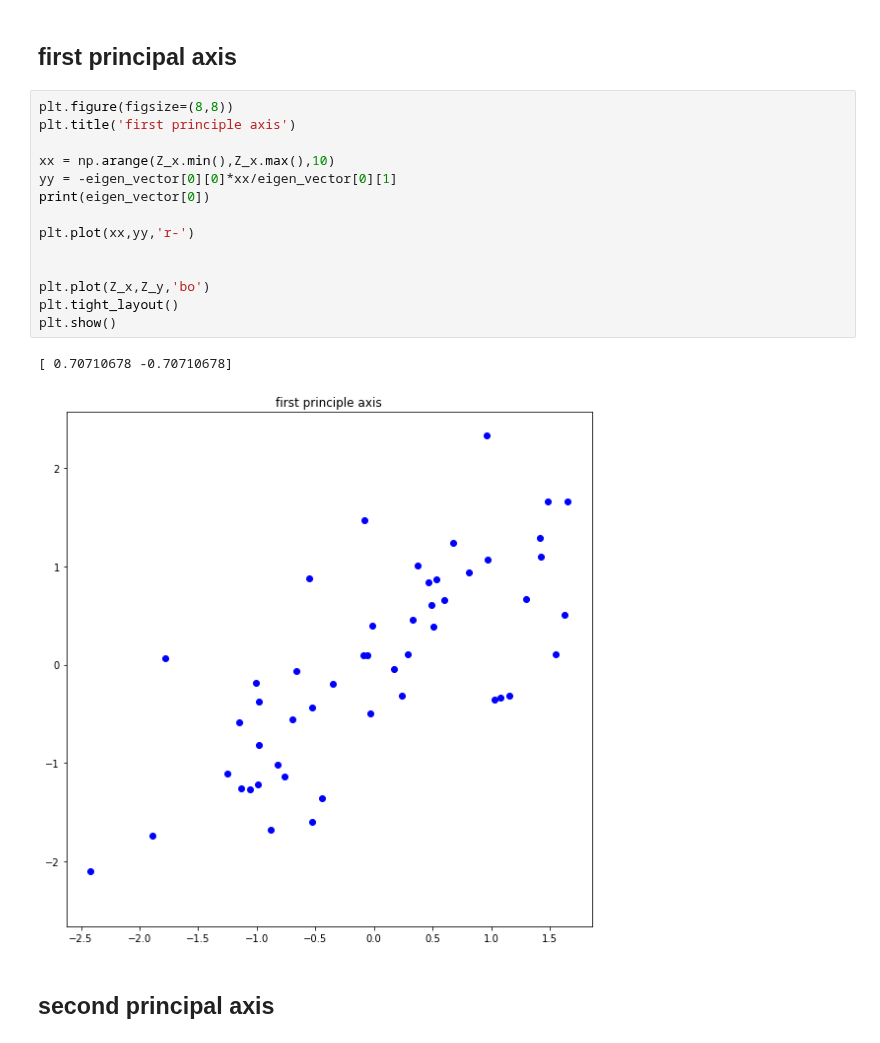
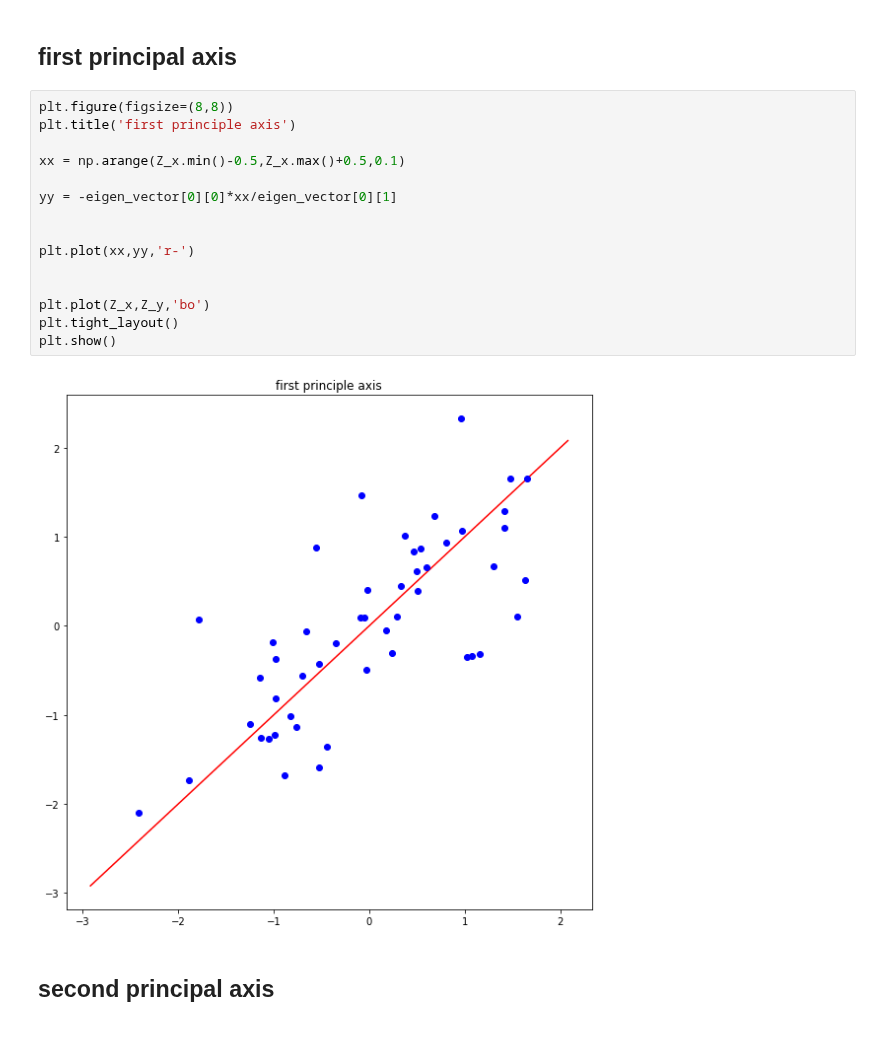
Before and after one commit to math0917/assignment-machine-learning, a Jupyter notebook: 12/assignment_12.ipynb, the cells around one changed output. Drawn from its saved outputs; the diff is of its cells as text.

```diff
--- a/12/assignment_12.ipynb
+++ b/12/assignment_12.ipynb
@@ -92,20 +92,20 @@ plt.show()
 # %%
 plt.figure(figsize=(8,8))
 plt.title('first principle axis')
 
-xx = np.arange(Z_x.min(),Z_x.max(),10)
+xx = np.arange(Z_x.min()-0.5,Z_x.max()+0.5,0.1)
+
 yy = -eigen_vector[0][0]*xx/eigen_vector[0][1]
-print(eigen_vector[0])
+
 
 plt.plot(xx,yy,'r-')
 
 
 plt.plot(Z_x,Z_y,'bo')
 plt.tight_layout()
 plt.show()
 # %% [output]
-[ 0.70710678 -0.70710678]
-[figure, old version]
+[figure, new version]
 # %% [markdown]
 ## second principal axis
 # %%
```
